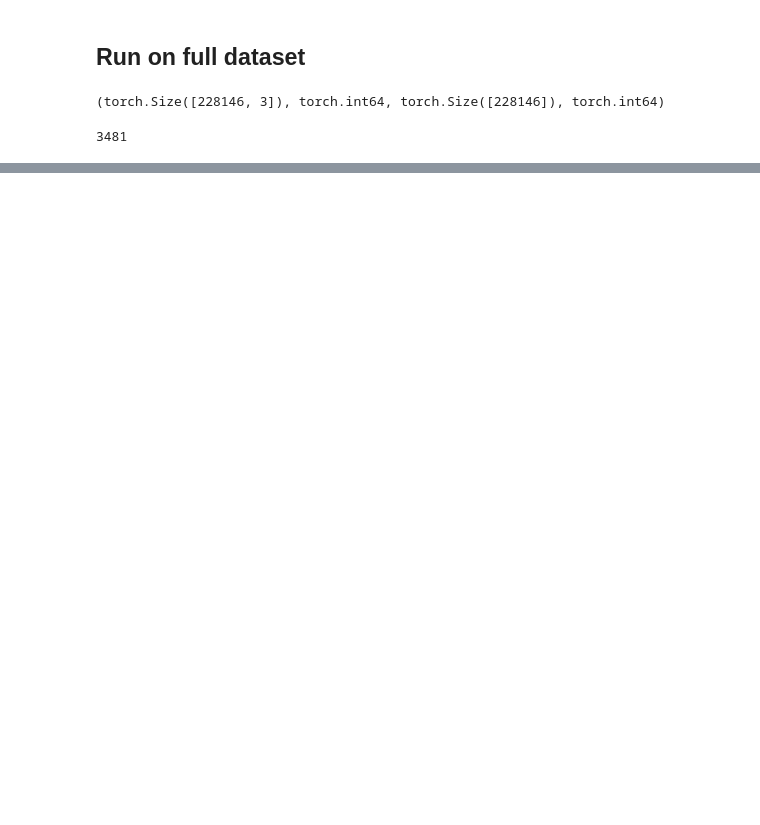
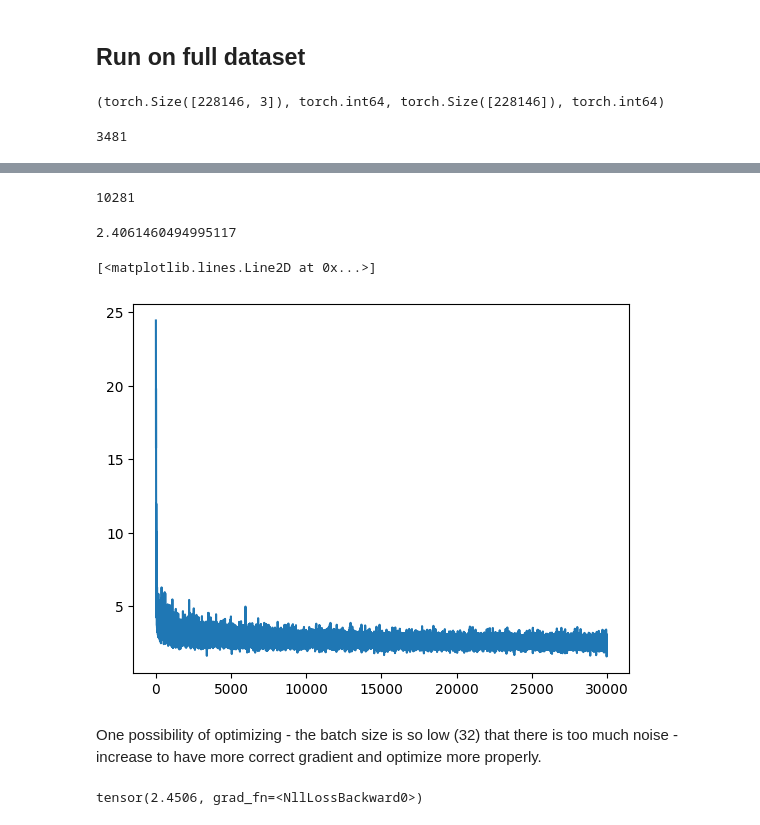
Before and after one commit to martush/martush_notebooks, a Jupyter notebook: Char_Level_Language_Model_MLP.ipynb, the cells around one changed output, grey strips where cells are left out. Saved outputs shown, nothing was run; the diff lists cells and outputs as text; code cells hidden in the pictures; blank space fills up the shorter version.

```diff
--- a/Char_Level_Language_Model_MLP.ipynb
+++ b/Char_Level_Language_Model_MLP.ipynb
@@ -609,0 +955,3 @@ tensor([1, 1, 1, 3, 2, 1, 3, 3, 2, 0, 3, 3, 3, 4, 2, 2, 1, 3, 0, 0, 4, 2, 2, 1,
+# %%
+for p in parameters:
+    p.requires_grad = True
@@ -609,0 +1003,69 @@ tensor([1, 1, 1, 3, 2, 1, 3, 3, 2, 0, 3, 3, 3, 4, 2, 2, 1, 3, 0, 0, 4, 2, 2, 1,
+# %%
+# Reset the network
+g = torch.Generator().manual_seed(2147483647)
+C = torch.randn((27, 2), generator=g)
+W1 = torch.randn((6, 300), generator=g)
+b1 = torch.randn(300, generator=g)
+W2 = torch.randn((300, 27), generator=g)
+b2 = torch.randn(27, generator=g)
+parameters = [C, W1, b1, W2, b2]
+
+sum(p.nelement() for p in parameters)
+# %% [output]
+10281
+# %%
+for p in parameters:
+    p.requires_grad = True
+# %%
+lri = []
+lossi = []
+stepi = []
+
+for i in range(30000):
+
+    # minibatch construct
+    ix = torch.randint(0, Xtr.shape[0], (32,))
+
+    # forward pass
+    emb = C[Xtr[ix]] # embeddings will be 32,3,2
+    h = torch.tanh(emb.view(-1, 6) @ W1 + b1)
+    logits = h @ W2 + b2
+    # also index the minibatch into Y
+    loss = F.cross_entropy(logits, Ytr[ix])
+    #print(loss.item())
+    # backward pass
+    for p in parameters:
+        p.grad = None
+
+    loss.backward()
+
+    #update
+    lr = 0.1
+    for p in parameters:
+        p.data += -lr * p.grad
+
+    #track
+    #lri.append(lre[i])
+    stepi.append(i)
+    lossi.append(loss.item())
+
+
+print(loss.item())
+# %% [output]
+2.4061460494995117
+# %%
+plt.plot(stepi, lossi)
+# %% [output]
+[<matplotlib.lines.Line2D at 0x...>]
+[figure, added]
+# %% [markdown]
+One possibility of optimizing - the batch size is so low (32) that there is too much noise - increase to have more correct gradient and optimize more properly.
+# %%
+# Evaluate
+emb = C[Xtr]
+h = torch.tanh(emb.view(-1, 6) @ W1 + b1)
+logits = h @ W2 + b2
+loss = F.cross_entropy(logits, Ytr)
+loss
+# %% [output]
+tensor(2.4506, grad_fn=<NllLossBackward0>)
```
Also changed, not shown: parts of 55 cells of this notebook.
